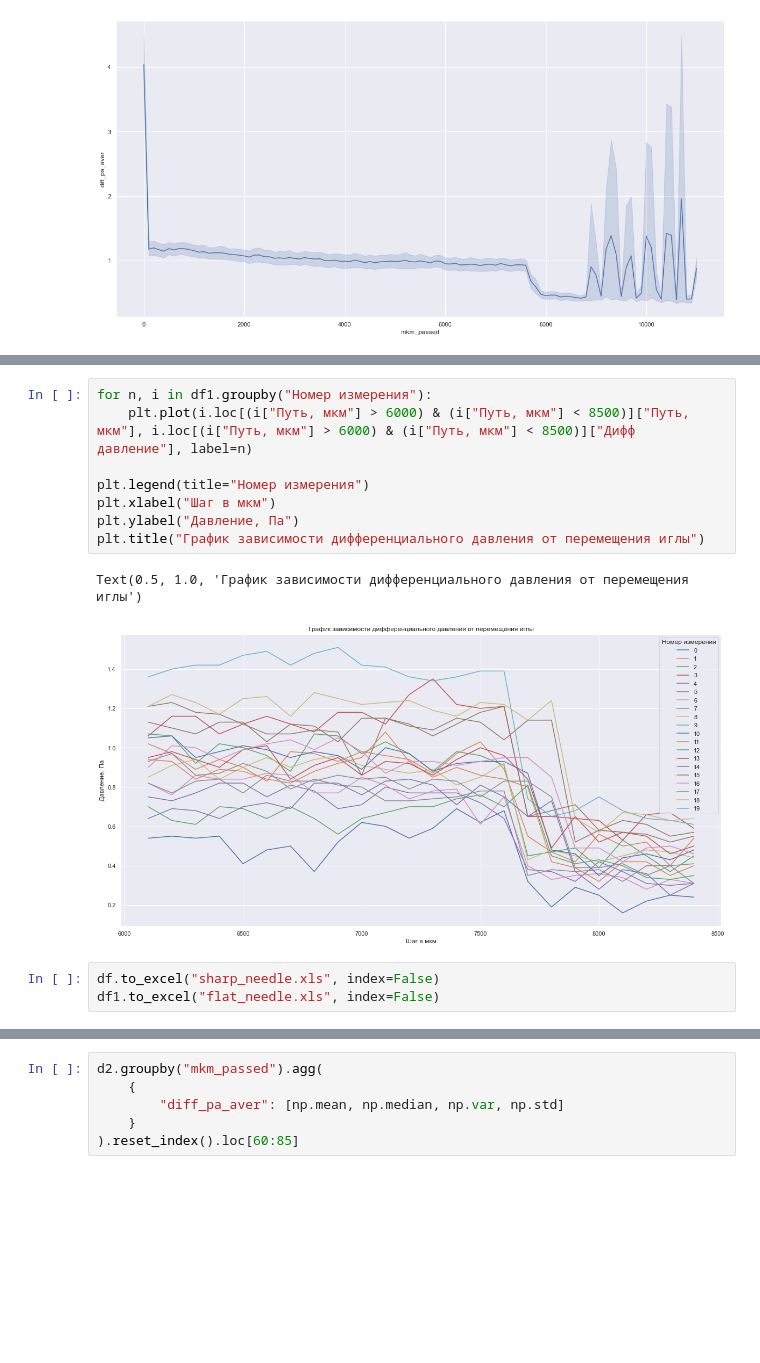
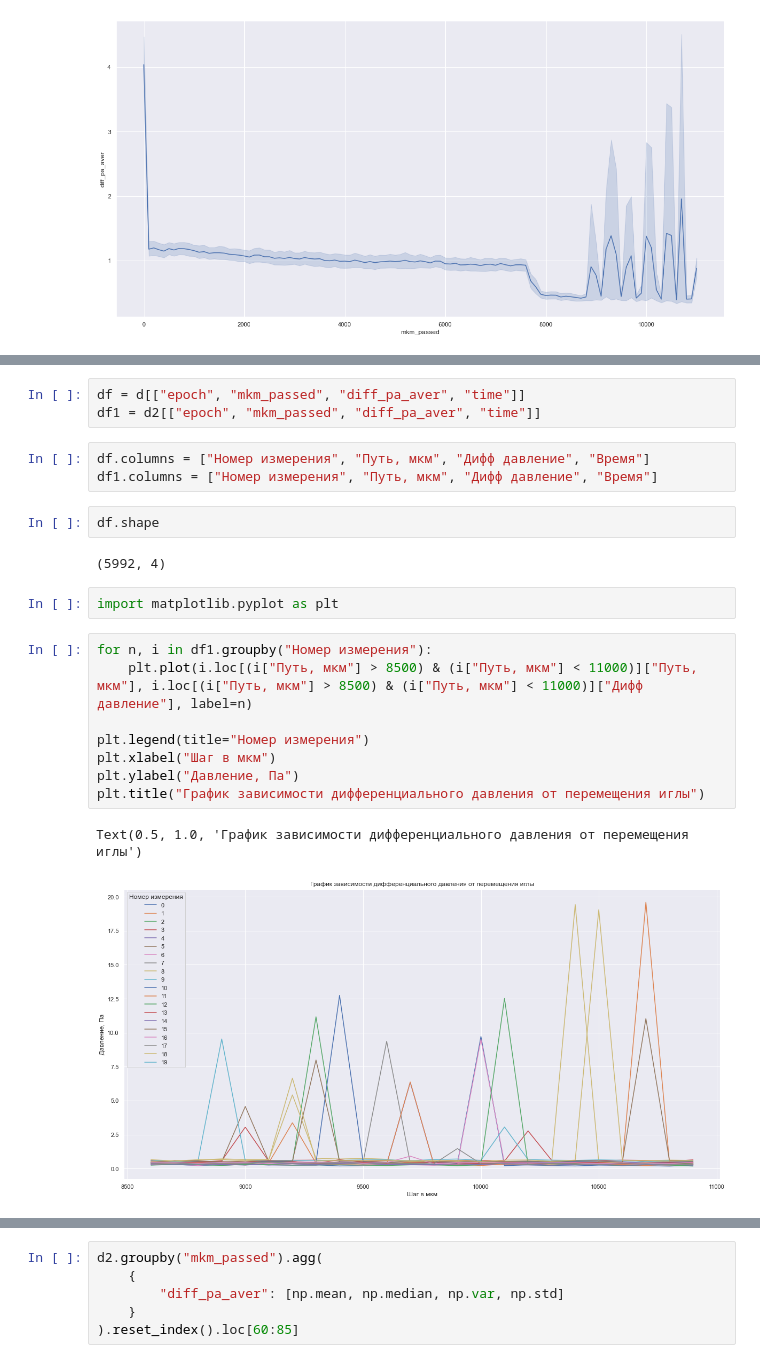
Before and after one commit to avmlds/touch-sensor, a Jupyter notebook: python/Untitled1.ipynb, the cells around one changed output, grey strips where cells are left out. Drawn from its saved outputs; the diff is of its cells as text; blank space fills up the shorter version.

Commit message:
New images

```diff
--- a/python/Untitled1.ipynb
+++ b/python/Untitled1.ipynb
@@ -62,14 +50,23 @@ import matplotlib.pyplot as plt
-# %%
-for n, i in df1.groupby("Номер измерения"):
-    plt.plot(i.loc[(i["Путь, мкм"] > 6000) & (i["Путь, мкм"] < 8500)]["Путь, мкм"], i.loc[(i["Путь, мкм"] > 6000) & (i["Путь, мкм"] < 8500)]["Дифф давление"], label=n)
-
-plt.legend(title="Номер измерения")
-plt.xlabel("Шаг в мкм")
-plt.ylabel("Давление, Па")
-plt.title("График зависимости дифференциального давления от перемещения иглы")
-# %% [output]
-Text(0.5, 1.0, 'График зависимости дифференциального давления от перемещения иглы')
-[figure, removed]
-# %%
-df.to_excel("sharp_needle.xls", index=False)
-df1.to_excel("flat_needle.xls", index=False)
+# %%
+df = d[["epoch", "mkm_passed", "diff_pa_aver", "time"]]
+df1 = d2[["epoch", "mkm_passed", "diff_pa_aver", "time"]]
+# %%
+df.columns = ["Номер измерения", "Путь, мкм", "Дифф давление", "Время"]
+df1.columns = ["Номер измерения", "Путь, мкм", "Дифф давление", "Время"]
+# %%
+df.shape
+# %% [output]
+(5992, 4)
+# %%
+import matplotlib.pyplot as plt
+# %%
+for n, i in df1.groupby("Номер измерения"):
+    plt.plot(i.loc[(i["Путь, мкм"] > 8500) & (i["Путь, мкм"] < 11000)]["Путь, мкм"], i.loc[(i["Путь, мкм"] > 8500) & (i["Путь, мкм"] < 11000)]["Дифф давление"], label=n)
+
+plt.legend(title="Номер измерения")
+plt.xlabel("Шаг в мкм")
+plt.ylabel("Давление, Па")
+plt.title("График зависимости дифференциального давления от перемещения иглы")
+# %% [output]
+Text(0.5, 1.0, 'График зависимости дифференциального давления от перемещения иглы')
+[figure, added]
```
Also changed, not shown: parts of 5 cells of this notebook, 2 other files.
